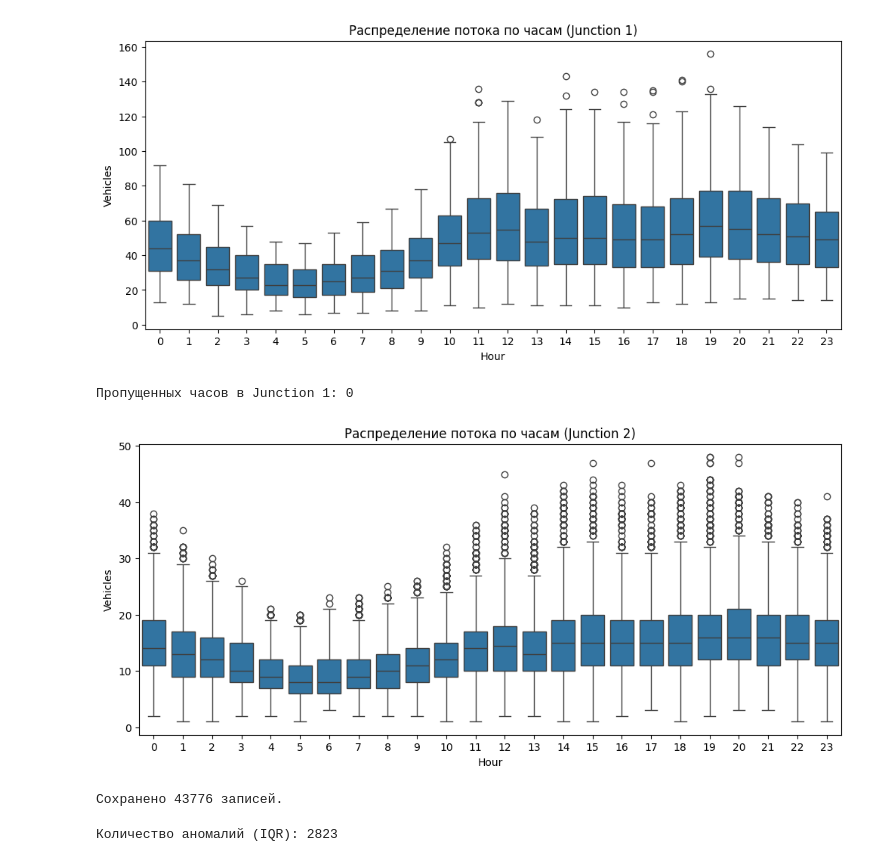
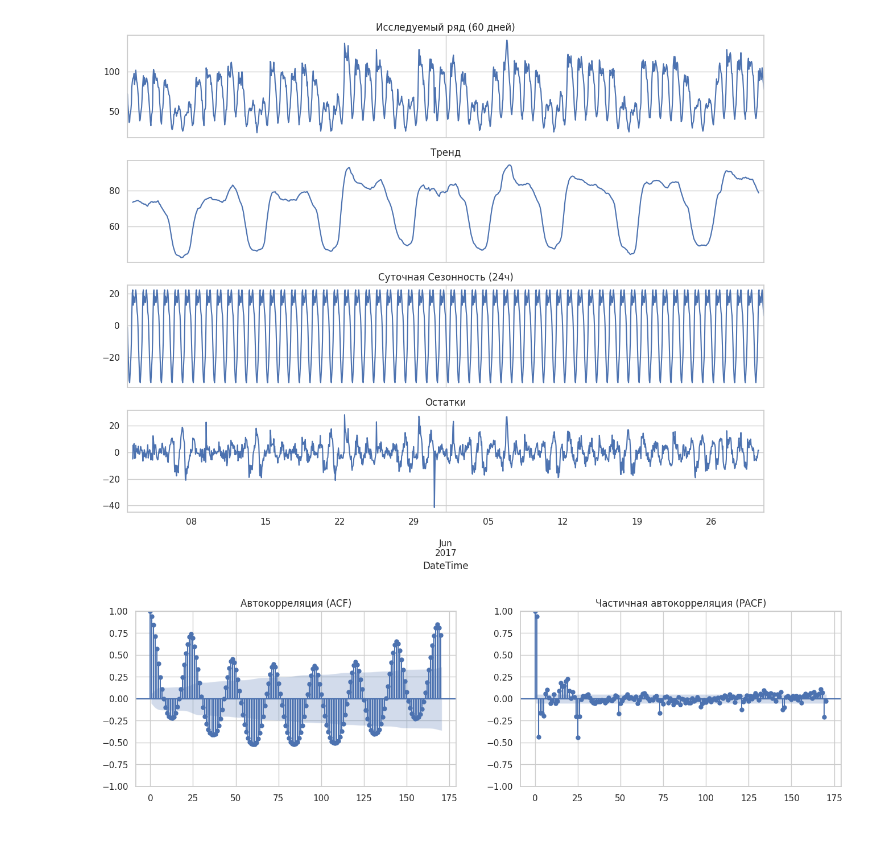
Before and after one commit to NexPG/time_series_educational_project, a Jupyter notebook: notebooks/EDA.ipynb, the cells around one changed output. Drawn from its saved outputs; the diff is of its cells as text; code cells hidden in the pictures.

```diff
--- a/notebooks/EDA.ipynb
+++ b/notebooks/EDA.ipynb
@@ -114,50 +114,23 @@ plt.show()
-# %%
-# Добавим признаки: час, день недели, месяц
-df['Hour'] = df.index.hour
-df['DayOfWeek'] = df.index.dayofweek   # 0=пн, 6=вс
-df['Month'] = df.index.month
-
-# Boxplot по часам для Junction 1
-plt.figure(figsize=(12,5))
-sns.boxplot(data=df[df['Junction']==1], x='Hour', y='Vehicles')
-plt.title('Распределение потока по часам (Junction 1)')
-plt.show()
-# %% [output]
-[figure, removed]
-# %%
-# Для Junction 1 создадим полный диапазон дат-часов
-j1 = df[df['Junction']==1].copy()
-full_range = pd.date_range(start=j1.index.min(), end=j1.index.max(), freq='h')
-j1_reindexed = j1.reindex(full_range)
-missing_hours = j1_reindexed['Vehicles'].isnull().sum()
-print(f"Пропущенных часов в Junction 1: {missing_hours}")
-# %% [output]
-Пропущенных часов в Junction 1: 0
-# %%
-# Для Junction 2
-plt.figure(figsize=(12,5))
-sns.boxplot(data=df[df['Junction']==2], x='Hour', y='Vehicles')
-plt.title('Распределение потока по часам (Junction 2)')
-plt.show()
-# %% [output]
-[figure, removed]
-# %%
-# Выберем только перекрестки 1,2,3 (у них почти полные ряды)
-df_clean = df[df['Junction'].isin([1,2,3])].copy()
-# Удалим строки с NaN (если есть)
-df_clean.dropna(subset=['Vehicles'], inplace=True)
-# Сохраним в CSV
-df_clean.to_csv('../data/traffic_clean.csv')
-print(f"Сохранено {len(df_clean)} записей.")
-# %% [output]
-Сохранено 43776 записей.
-# %%
-Q1 = df_clean['Vehicles'].quantile(0.25)
-Q3 = df_clean['Vehicles'].quantile(0.75)
-IQR = Q3 - Q1
-lower = Q1 - 1.5 * IQR
-upper = Q3 + 1.5 * IQR
-outliers = df_clean[(df_clean['Vehicles'] < lower) | (df_clean['Vehicles'] > upper)]
-print(f"Количество аномалий (IQR): {len(outliers)}")
-# %% [output]
-Количество аномалий (IQR): 2823
+# %%
+# 7. Анализ сезонности (Возьмем срез за 2 месяца для Junction 1, чтобы не перегружать вычисления)
+sample_series = df_clean[df_clean['Junction'] == 1]['Vehicles'].last('60D')
+
+# Декомпозиция (Суточная сезонность: период = 24 часа)
+decomp = seasonal_decompose(sample_series, model='additive', period=24)
+
+fig, axes = plt.subplots(4, 1, figsize=(12, 10), sharex=True)
+decomp.observed.plot(ax=axes[0], title='Исследуемый ряд (60 дней)')
+decomp.trend.plot(ax=axes[1], title='Тренд')
+decomp.seasonal.plot(ax=axes[2], title='Суточная Сезонность (24ч)')
+decomp.resid.plot(ax=axes[3], title='Остатки')
+plt.tight_layout()
+plt.show()
+
+# Коррелограммы (ACF / PACF) для выявления недельной (168ч) зависимости
+fig, ax = plt.subplots(1, 2, figsize=(16, 4))
+plot_acf(sample_series, lags=170, ax=ax[0], title='Автокорреляция (ACF)')
+plot_pacf(sample_series, lags=170, ax=ax[1], title='Частичная автокорреляция (PACF)')
+plt.show()
+# %% [output]
+[figure, added]
+[figure, added]
```
Also changed, not shown: parts of 14 cells of this notebook, 2 other files.
